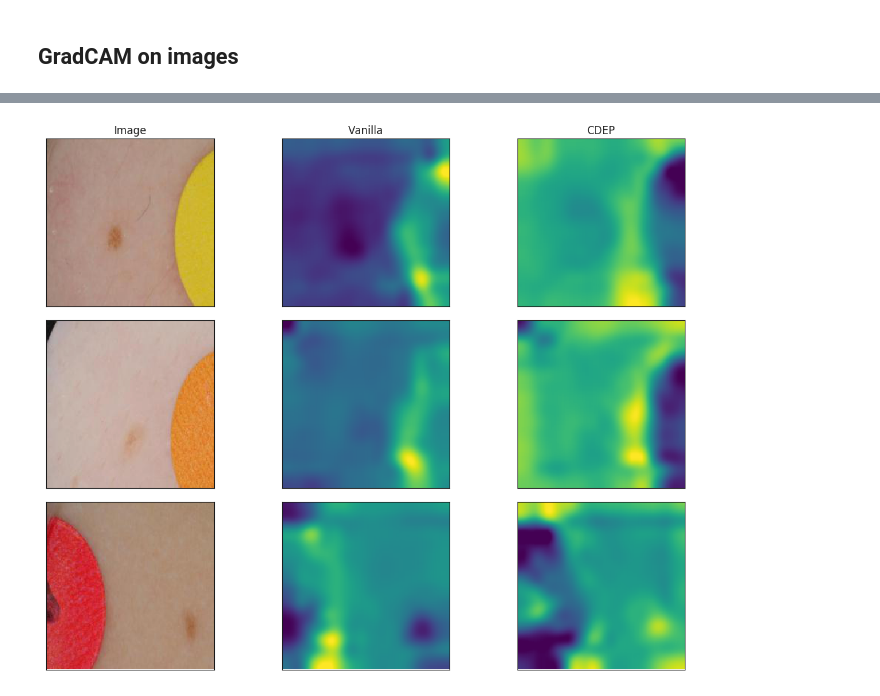
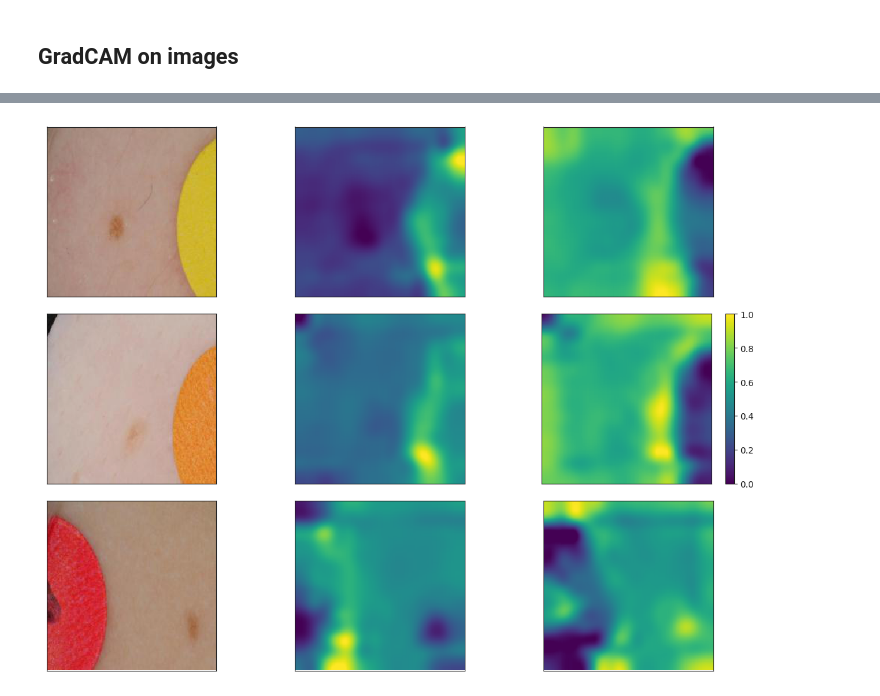
Before and after one commit to laura-rieger/deep-explanation-penalization, a Jupyter notebook: analyze/Analysis - ISIC.ipynb, the cells around one changed output, grey strips where cells are left out. Saved outputs shown, nothing was run; the diff lists cells and outputs as text; code cells hidden in the pictures.

```diff
--- a/analyze/Analysis - ISIC.ipynb
+++ b/analyze/Analysis - ISIC.ipynb
@@ -373,28 +311,37 @@ for img, target in tqdm_notebook(zip(my_list_all[:100], my_list_targets_all[:100
 # %%
 save_path = "../results_for_export"
 # %%
+
 sns.reset_orig()
 idxs = [1,4, 9]
 num_rows = len(idxs)
-fig, axes = plt.subplots(ncols=3, nrows = num_rows, figsize=  (4*3, num_rows*3))
-axes[0,0].set_title( "Image")
-axes[0,1].set_title( "Vanilla")
-axes[0,2].set_title( "CDEP")
+
+fig, axes = plt.subplots(3,num_rows, figsize=  (4.2*3, num_rows*3))
+
+
+# axes[0,0].set_title( "Image")
+# axes[0,1].set_title( "Vanilla")
+# axes[0,2].set_title( "CDEP")
 for i, (idx) in enumerate(idxs):
     original_img, vanilla_sal, reg_sal, true_class = triples[idx]
 
     axes[i,0].imshow(np.clip(original_img,0,1))
     axes[i,0].tick_params(axis='both', which='both', bottom=False, left = False, top=False, labelbottom=False, labelleft = False)
 
-    axes[i,1].imshow( vanilla_sal, cmap = plt.get_cmap('viridis'))
+    axes[i,1].imshow( vanilla_sal, cmap = plt.get_cmap("viridis"),)
     axes[i,1].tick_params(axis='both', which='both', bottom=False, left = False, top=False, labelbottom=False, labelleft = False)
 
-    axes[i,2].imshow(reg_sal, cmap = plt.get_cmap('viridis'))
+    pcm = axes[i,2].imshow(reg_sal, cmap =plt.get_cmap("viridis"))
+#     pcm = axes[i,2].imshow(np.random.normal(size =(20,20)),
+#                             cmap=plt.get_cmap("viridis"))
     axes[i,2].tick_params(axis='both', which='both', bottom=False, left = False, top=False, labelbottom=False, labelleft = False)
+    if i ==1:
+        fig.colorbar(pcm, ax=axes[i,2])
 plt.tight_layout()
+
 fig.savefig(oj(save_path,"gradCAM"))
 # %% [output]
-[figure, old version]
+[figure, new version]
 # %%
 cancer_triples = [x for x in triples if x[3] ==1]
 # %%
```
Also changed, not shown: parts of 8 cells of this notebook, 24 other files.
